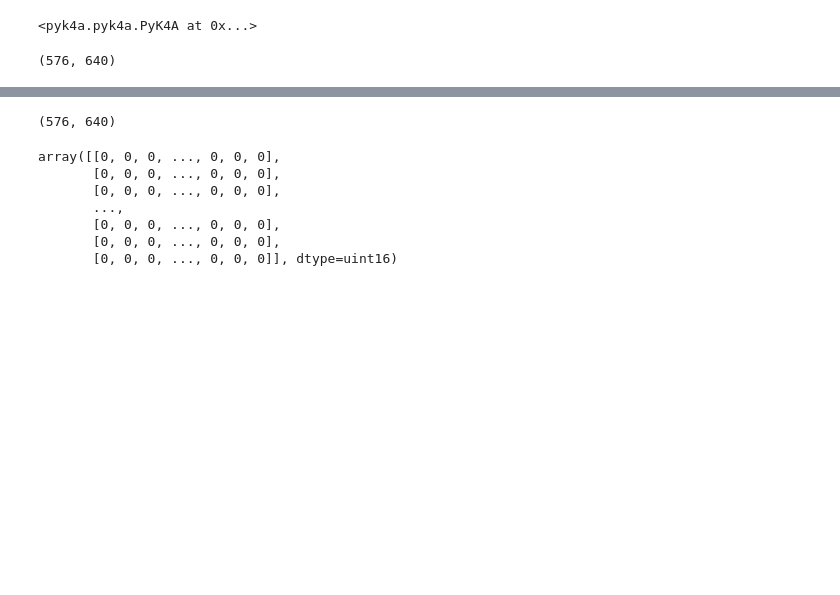
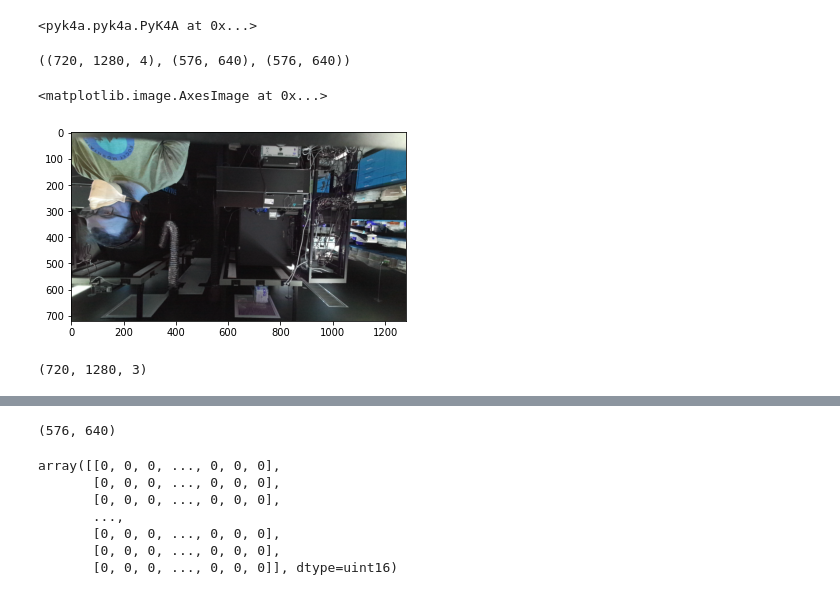
Before and after one commit to timsainb/kinectacq, a Jupyter notebook: notebooks/test-capture-azures.ipynb, the cells around one changed output, grey strips where cells are left out. Saved outputs shown, nothing was run; the diff lists cells and outputs as text; code cells hidden in the pictures; blank space fills up the shorter version.

```diff
--- a/notebooks/test-capture-azures.ipynb
+++ b/notebooks/test-capture-azures.ipynb
@@ -91,7 +90,16 @@ k4a_obj
 k4a_obj.start()
 # %%
 capture = k4a_obj.get_capture()
-# %%
-np.shape(capture.depth)
-# %% [output]
-(576, 640)
+# %%
+capture.color.shape, capture.ir.shape, capture.depth.shape
+# %% [output]
+((720, 1280, 4), (576, 640), (576, 640))
+# %%
+plt.imshow(capture.color[:,:,:3])
+# %% [output]
+<matplotlib.image.AxesImage at 0x...>
+[figure, added]
+# %%
+capture.color[:,:,:3].shape
+# %% [output]
+(720, 1280, 3)
```
Also changed, not shown: parts of 9 cells of this notebook, 3 other files.
